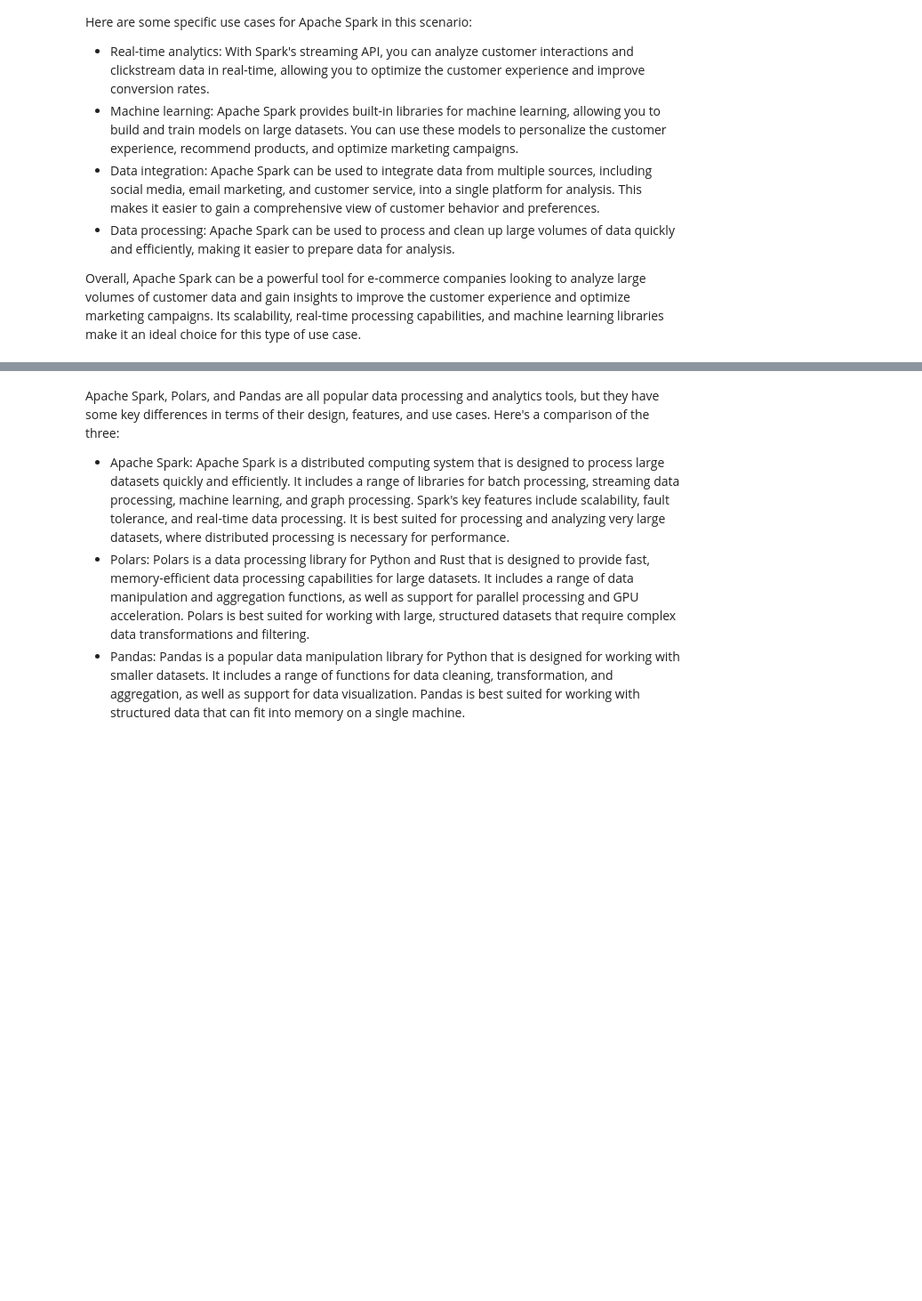
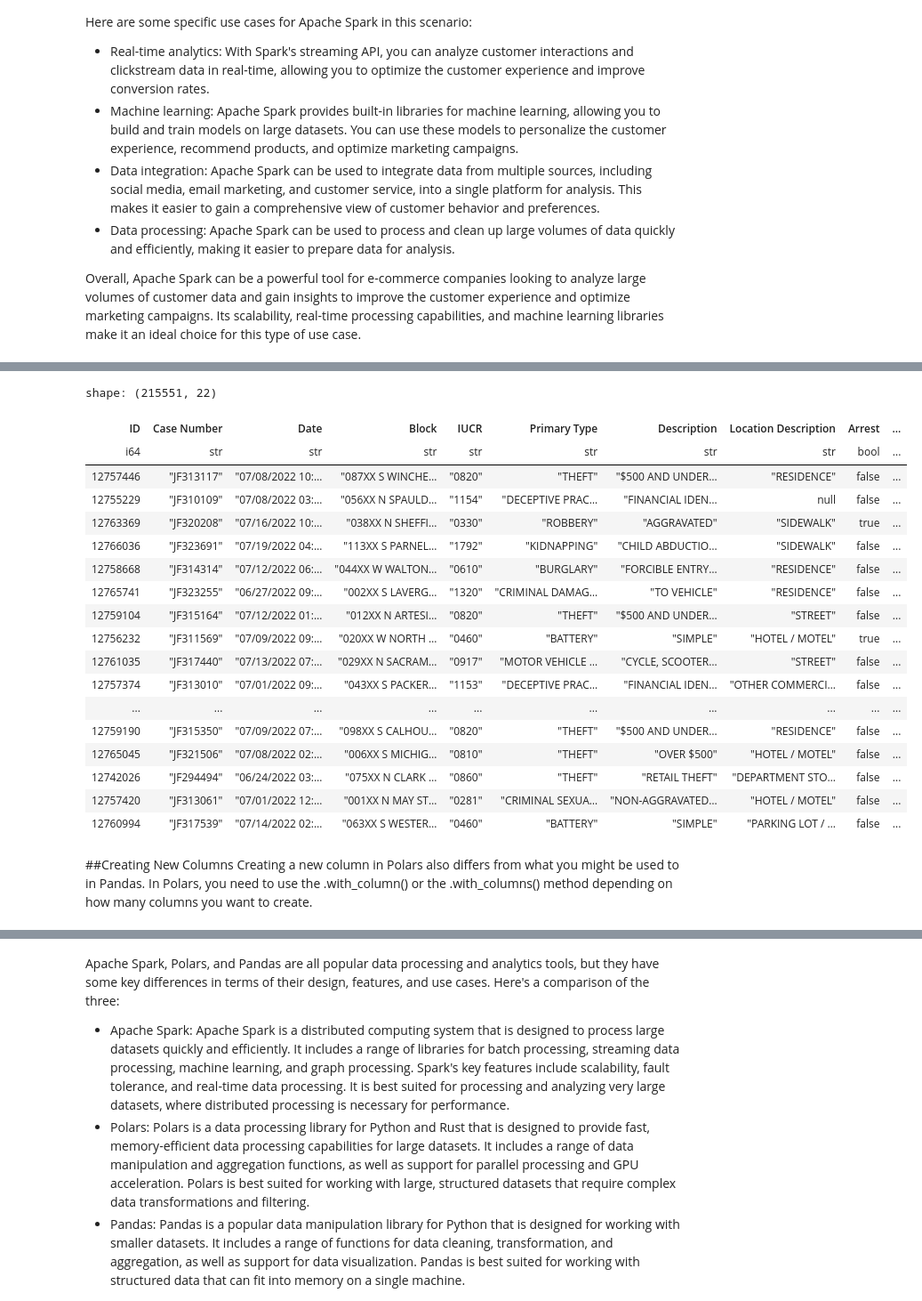
Before and after one commit to NadiaHolmlund/BDS_M6_Exam_Notes, a Jupyter notebook: BDS_M6_Exam_Notes.ipynb, the cells around one changed output, grey strips where cells are left out. Shown: that part at 89% size. Saved outputs shown, nothing was run; the diff lists cells and outputs as text; code cells hidden in the pictures; blank space fills up the shorter version.

```diff
--- a/BDS_M6_Exam_Notes.ipynb
+++ b/BDS_M6_Exam_Notes.ipynb
@@ -183,0 +2135,6 @@ Overall, Apache Spark can be a powerful tool for e-commerce companies looking to
+# %%
+%%time
+import polars as pl
+
+# Polars
+df_pl = pl.read_csv("https://raw.githubusercontent.com/RandomFractals/chicago-crimes/main/data/crimes-2022.csv")
@@ -183,0 +2214,5 @@ Overall, Apache Spark can be a powerful tool for e-commerce companies looking to
+# %%
+%%time
+# Polars
+df_pl.filter(pl.col('Year') > 2021)
+# %% [output]
@@ -183,0 +2221,22 @@ Overall, Apache Spark can be a powerful tool for e-commerce companies looking to
+shape: (215551, 22)
+| ID | Case Number | Date | Block | IUCR | Primary Type | Description | Location Description | Arrest | ... |
+| i64 | str | str | str | str | str | str | str | bool | ... |
+| 12757446 | "JF313117" | "07/08/2022 10:… | "087XX S WINCHE… | "0820" | "THEFT" | "$500 AND UNDER… | "RESIDENCE" | false | ... |
+| 12755229 | "JF310109" | "07/08/2022 03:… | "056XX N SPAULD… | "1154" | "DECEPTIVE PRAC… | "FINANCIAL IDEN… | null | false | ... |
+| 12763369 | "JF320208" | "07/16/2022 10:… | "038XX N SHEFFI… | "0330" | "ROBBERY" | "AGGRAVATED" | "SIDEWALK" | true | ... |
+| 12766036 | "JF323691" | "07/19/2022 04:… | "113XX S PARNEL… | "1792" | "KIDNAPPING" | "CHILD ABDUCTIO… | "SIDEWALK" | false | ... |
+| 12758668 | "JF314314" | "07/12/2022 06:… | "044XX W WALTON… | "0610" | "BURGLARY" | "FORCIBLE ENTRY… | "RESIDENCE" | false | ... |
+| 12765741 | "JF323255" | "06/27/2022 09:… | "002XX S LAVERG… | "1320" | "CRIMINAL DAMAG… | "TO VEHICLE" | "RESIDENCE" | false | ... |
+| 12759104 | "JF315164" | "07/12/2022 01:… | "012XX N ARTESI… | "0820" | "THEFT" | "$500 AND UNDER… | "STREET" | false | ... |
+| 12756232 | "JF311569" | "07/09/2022 09:… | "020XX W NORTH … | "0460" | "BATTERY" | "SIMPLE" | "HOTEL / MOTEL" | true | ... |
+| 12761035 | "JF317440" | "07/13/2022 07:… | "029XX N SACRAM… | "0917" | "MOTOR VEHICLE … | "CYCLE, SCOOTER… | "STREET" | false | ... |
+| 12757374 | "JF313010" | "07/01/2022 09:… | "043XX S PACKER… | "1153" | "DECEPTIVE PRAC… | "FINANCIAL IDEN… | "OTHER COMMERCI… | false | ... |
+| ... | ... | ... | ... | ... | ... | ... | ... | ... | ... |
+| 12759190 | "JF315350" | "07/09/2022 07:… | "098XX S CALHOU… | "0820" | "THEFT" | "$500 AND UNDER… | "RESIDENCE" | false | ... |
+| 12765045 | "JF321506" | "07/08/2022 02:… | "006XX S MICHIG… | "0810" | "THEFT" | "OVER $500" | "HOTEL / MOTEL" | false | ... |
+| 12742026 | "JF294494" | "06/24/2022 03:… | "075XX N CLARK … | "0860" | "THEFT" | "RETAIL THEFT" | "DEPARTMENT STO… | false | ... |
+| 12757420 | "JF313061" | "07/01/2022 12:… | "001XX N MAY ST… | "0281" | "CRIMINAL SEXUA… | "NON-AGGRAVATED… | "HOTEL / MOTEL" | false | ... |
+| 12760994 | "JF317539" | "07/14/2022 02:… | "063XX S WESTER… | "0460" | "BATTERY" | "SIMPLE" | "PARKING LOT / … | false | ... |
+# %% [markdown]
+##Creating New Columns
+Creating a new column in Polars also differs from what you might be used to in Pandas. In Polars, you need to use the .with_column() or the .with_columns() method depending on how many columns you want to create.
```
Also changed, not shown: parts of 474 cells of this notebook.
